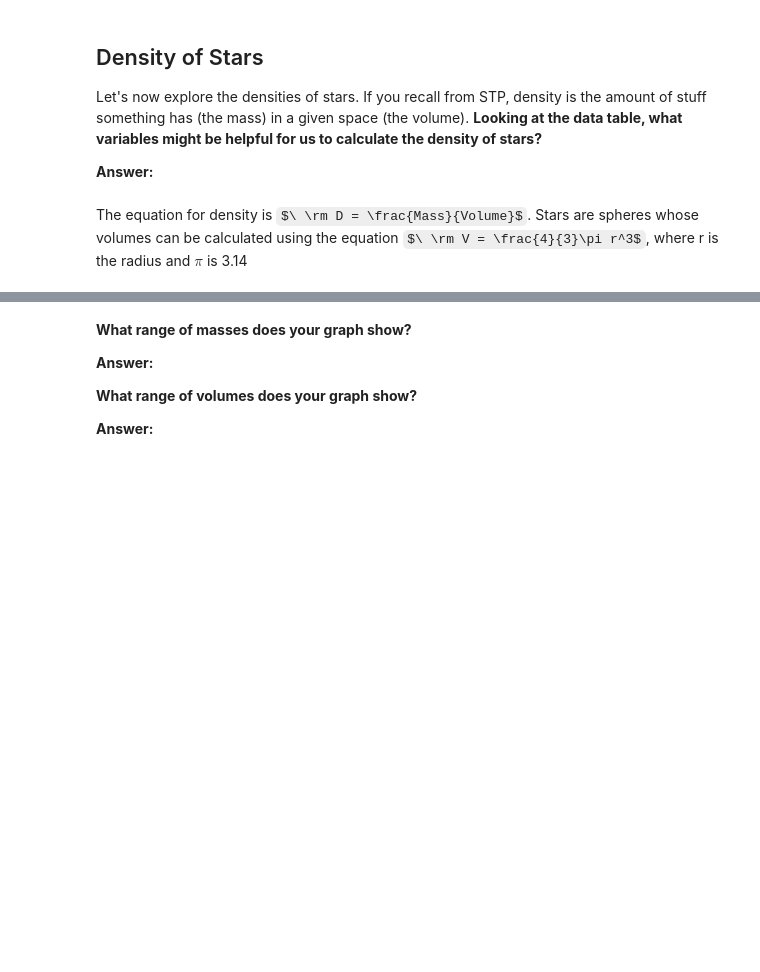
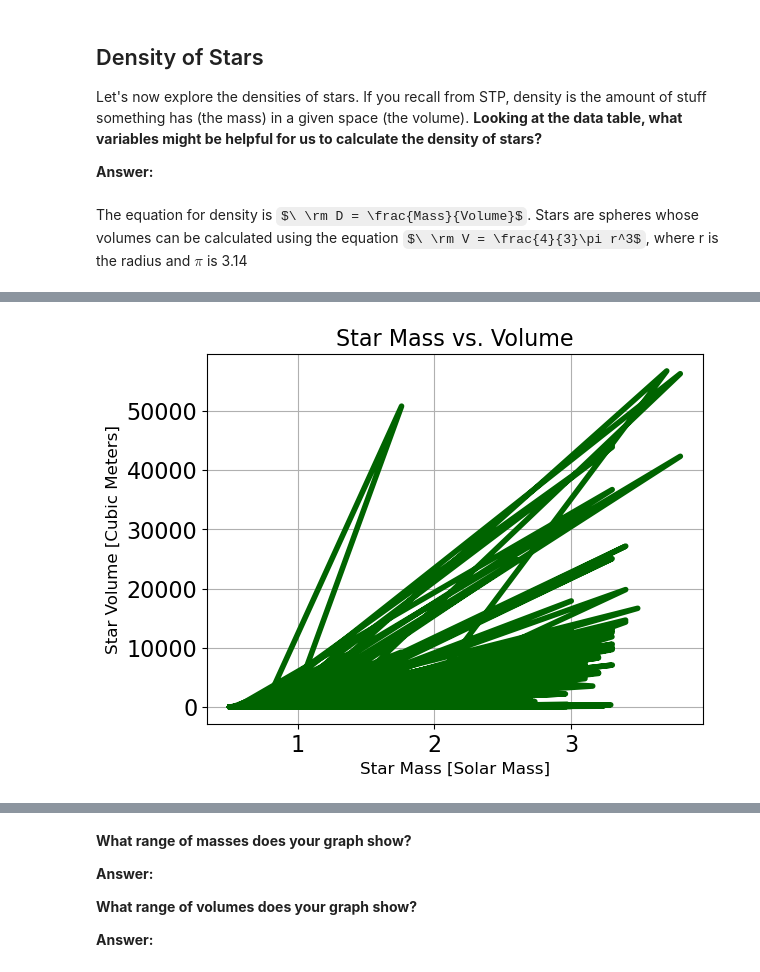
Before and after one commit to PrisonTeachingInitiative/CFR-2025, a Jupyter notebook: Astro/Blank/1 - Stars Pt2 .ipynb, the cells around one changed output, grey strips where cells are left out. Saved outputs shown, nothing was run; the diff lists cells and outputs as text; code cells hidden in the pictures; some formulas as TeX source; blank space fills up the shorter version.

```diff
--- a/Astro/Blank/1 - Stars Pt2 .ipynb
+++ b/Astro/Blank/1 - Stars Pt2 .ipynb
@@ -11,7 +36,18 @@ Let's now explore the densities of stars. If you recall from STP, density is the
 # %% [markdown]
 The equation for density is $\ \rm D = \frac{Mass}{Volume}$. Stars are spheres whose volumes can be calculated using the equation $\ \rm V = \frac{4}{3}\pi r^3$, where r is the radius and $\pi$ is 3.14
 # %%
-# create variables for the mass and radius
+# create variables for the mass, radius
+mass = data["Mass [Solar Mass]"]
+radius = data["Radius [Solar Radius]"]
 # %%
 # calculate the volume of the stars below. try doing so with a function!
 # the resulting units will be (Ro)^3
+# Calculate volume of a sphere: V = (4/3) * π * r^3
+import numpy as np
+def sphere_volume(radius):
+
+    volume = (4/3) * np.pi * radius**3
+    return volume
+
+volume = sphere_volume(radius)
+print(volume)
@@ -18,9 +67,30 @@ The equation for density is $\ \rm D = \frac{Mass}{Volume}$. Stars are spheres w
 # %%
 # let's make a mass vs volume plot, just like you did for STP!
 
 # import our graphing package
 
 
-#the below is optional but makes the font a size I can read more easily
-import matplotlib
+
+
+
+import matplotlib.pyplot as plt
+
+
+
+# Create plot
+plt.plot(mass, volume, color='darkgreen', linewidth=4, label='Sine Wave (Dark Green)')
+
+plt.title("Star Mass vs. Volume", fontsize=16)
+plt.xlabel("Star Mass [Solar Mass]", fontsize=12)
+plt.ylabel("Star Volume [Cubic Meters]", fontsize=12)
+
+
+
+
 matplotlib.rc('font', **{'family':'sans-serif', 'size':16})
+
+# Show plot
+plt.grid(True)
+plt.show()
+# %% [output]
+[figure, added]
```
Also changed, not shown: parts of 6 cells of this notebook.
